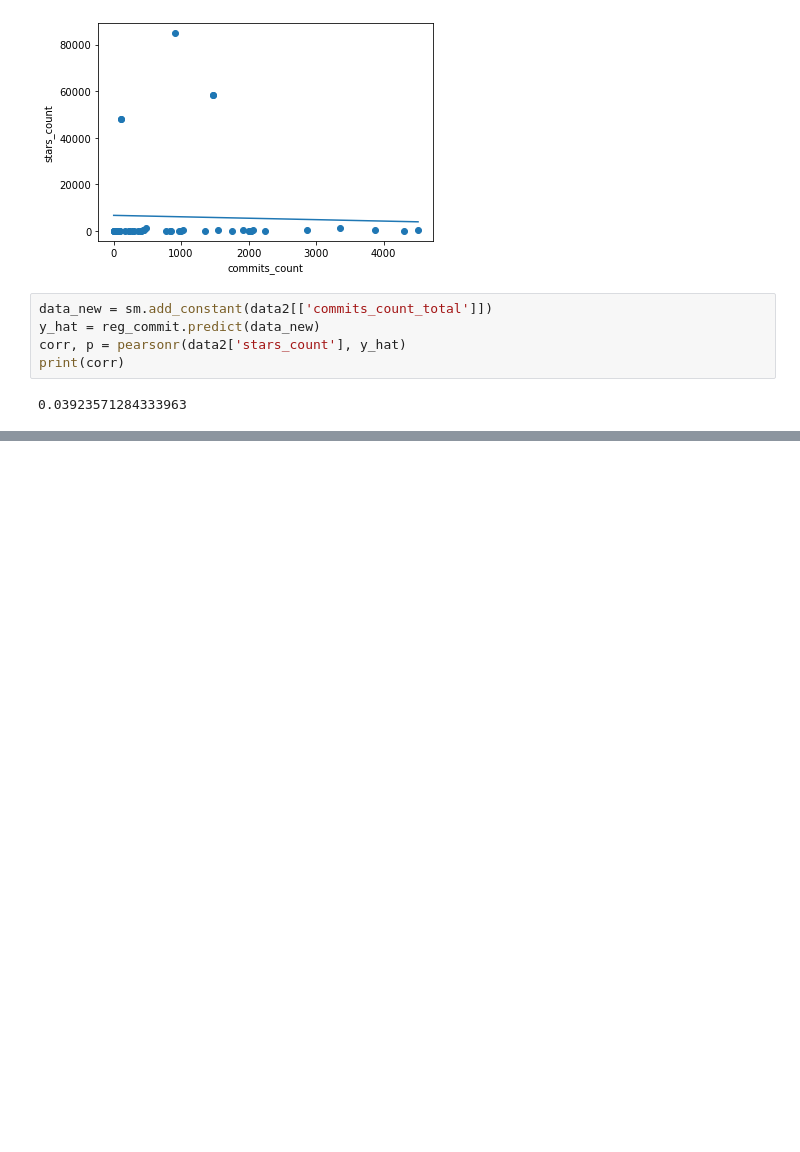
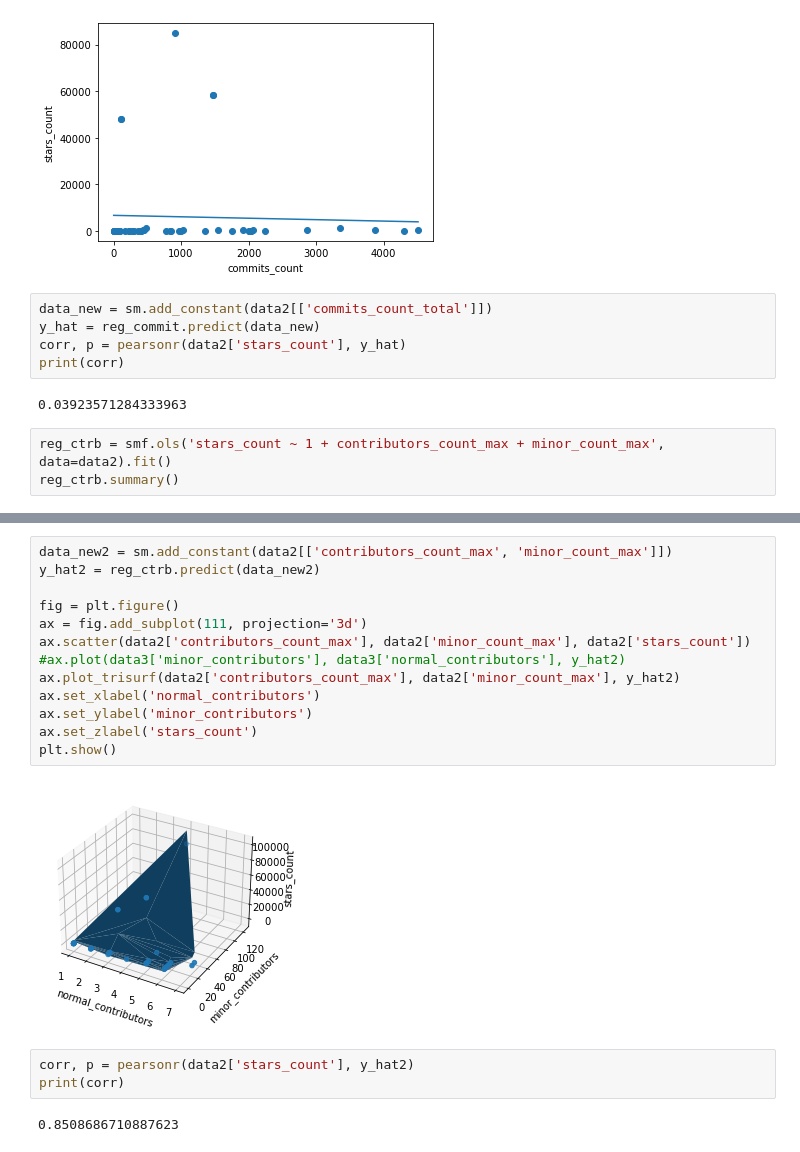
Before and after one commit to hli122/ECS260_code, a Jupyter notebook: final.ipynb, the cells around one changed output, grey strips where cells are left out. Cells and saved outputs as stored; diff of their text form; blank space fills up the shorter version.

```diff
--- a/final.ipynb
+++ b/final.ipynb
@@ -98,3 +98,6 @@ corr, p = pearsonr(data2['stars_count'], y_hat)
 print(corr)
 # %% [output]
 0.03923571284333963
+# %%
+reg_ctrb = smf.ols('stars_count ~ 1 + contributors_count_max + minor_count_max', data=data2).fit()
+reg_ctrb.summary()
@@ -100,0 +125,20 @@ print(corr)
+# %%
+data_new2 = sm.add_constant(data2[['contributors_count_max', 'minor_count_max']])
+y_hat2 = reg_ctrb.predict(data_new2)
+
+fig = plt.figure()
+ax = fig.add_subplot(111, projection='3d')
+ax.scatter(data2['contributors_count_max'], data2['minor_count_max'], data2['stars_count'])
+#ax.plot(data3['minor_contributors'], data3['normal_contributors'], y_hat2)
+ax.plot_trisurf(data2['contributors_count_max'], data2['minor_count_max'], y_hat2)
+ax.set_xlabel('normal_contributors')
+ax.set_ylabel('minor_contributors')
+ax.set_zlabel('stars_count')
+plt.show()
+# %% [output]
+[figure, added]
+# %%
+corr, p = pearsonr(data2['stars_count'], y_hat2)
+print(corr)
+# %% [output]
+0.8508686710887623
```
Also changed, not shown: parts of 1 cell of this notebook.
